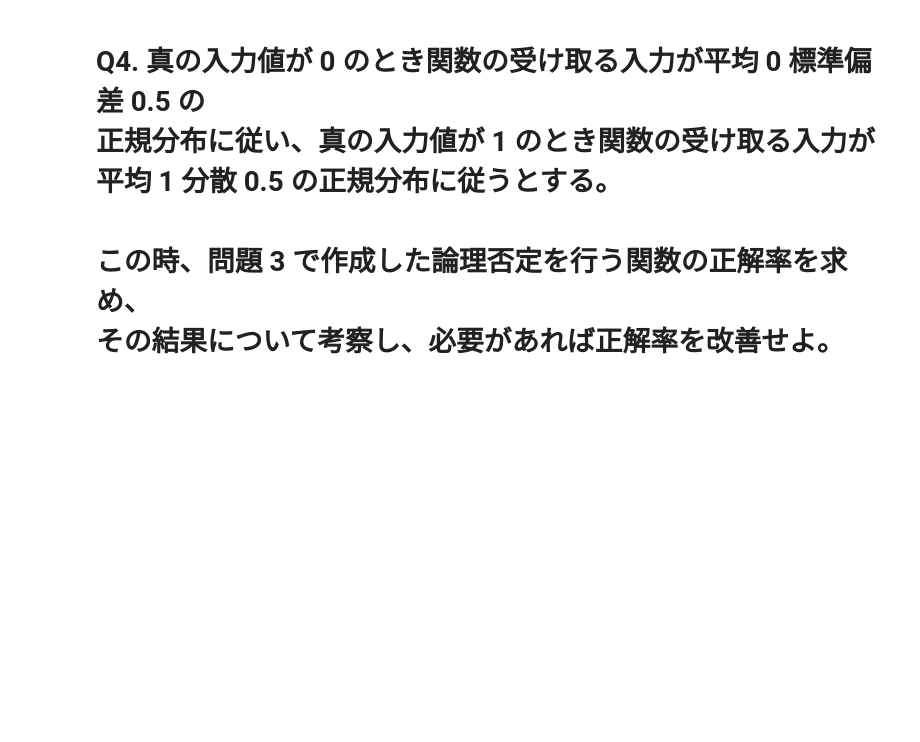
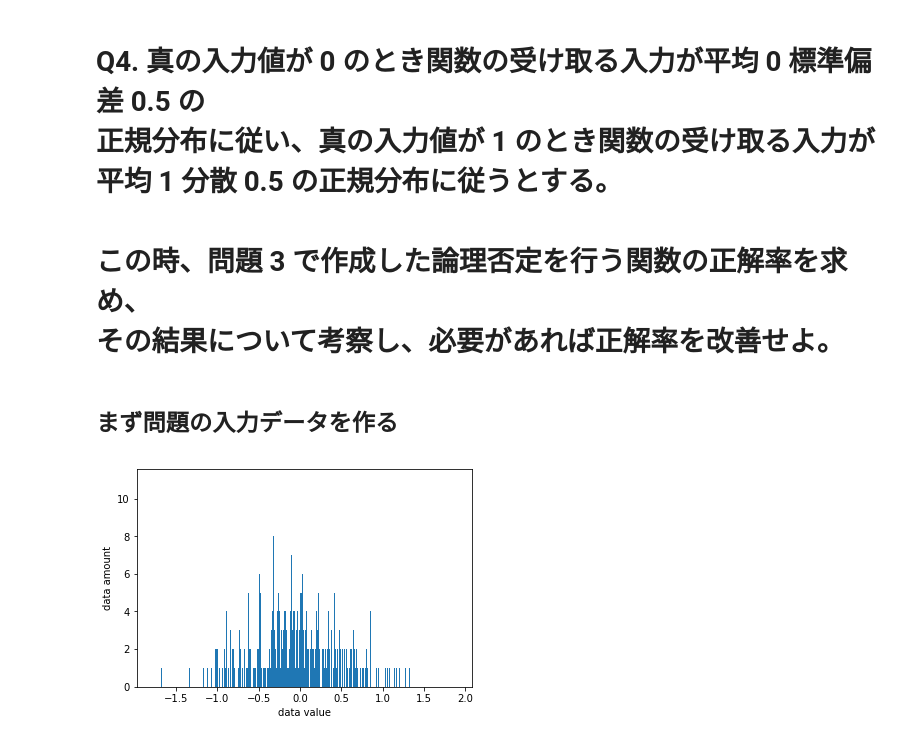
Before and after one commit to mpsamurai/ml-101-exercises, a Jupyter notebook: 04_perceptron/teraoka/04_perceptron.ipynb, the cells around one changed output. Saved outputs shown, nothing was run; the diff lists cells and outputs as text; code cells hidden in the pictures; blank space fills up the shorter version.

```diff
--- a/04_perceptron/teraoka/04_perceptron.ipynb
+++ b/04_perceptron/teraoka/04_perceptron.ipynb
@@ -213,2 +216,16 @@ parameter :  {'a': 0.040632032452472135, 'b': 0.02437921947148311}
 # %% [markdown]
 # Q4. 真の入力値が 0 のとき関数の受け取る入力が平均 0 標準偏差 0.5 の<br>正規分布に従い、真の入力値が 1 のとき関数の受け取る入力が<br>平均 1 分散 0.5 の正規分布に従うとする。<br><br>この時、問題 3 で作成した論理否定を行う関数の正解率を求め、<br>その結果について考察し、必要があれば正解率を改善せよ。
+# %% [markdown]
+## まず問題の入力データを作る
+# %%
+# 真の入力値が 0の時
+input_0_data = []
+for i in range(10000):
+    input_0_data.append(np.random.normal(0, 0.5)+0)
+
+plt.hist(input_0_data, 10000)
+plt.xlabel('data value')
+plt.ylabel('data amount')
+plt.show()
+# %% [output]
+[figure, added]
```
Also changed, not shown: parts of 10 cells of this notebook, 5 other files.
